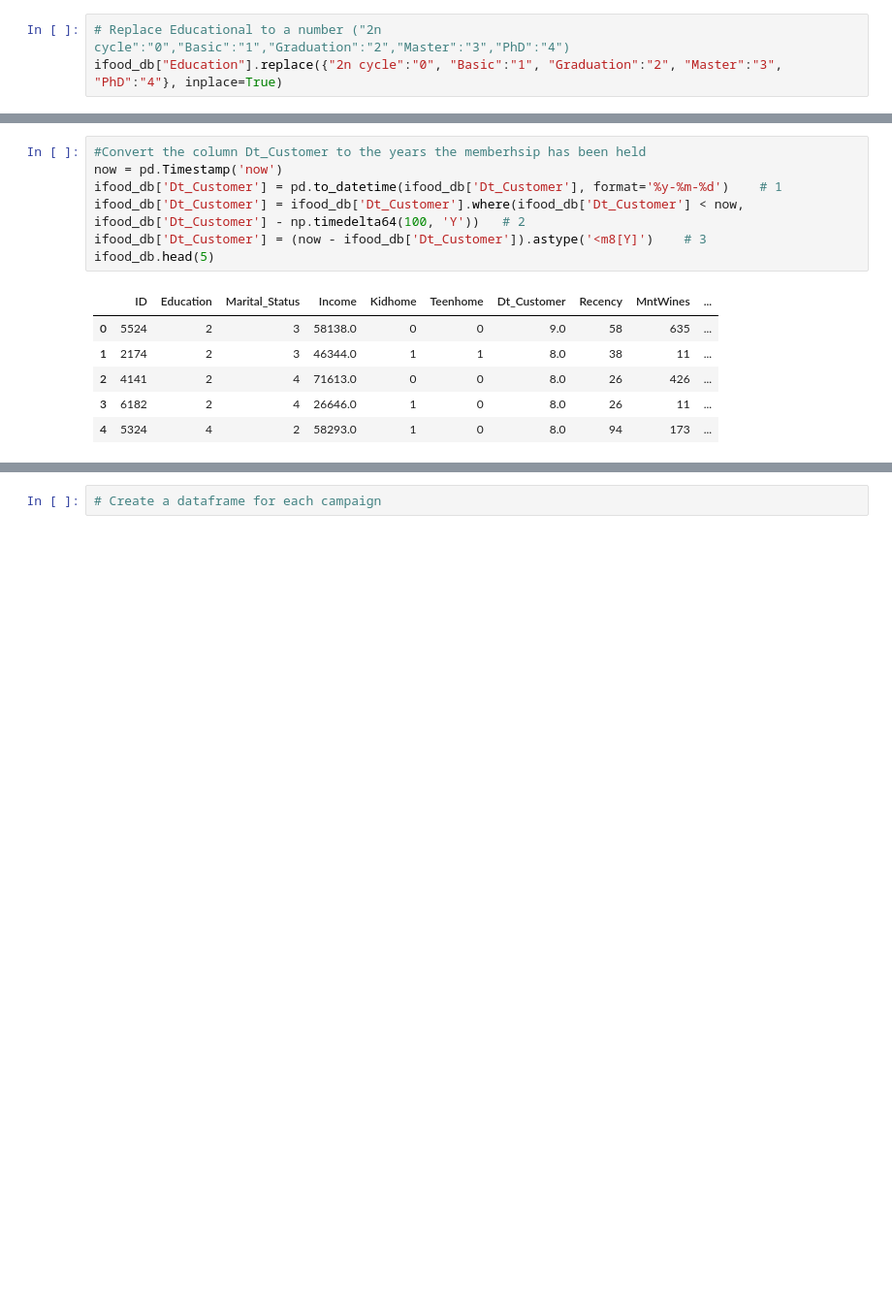
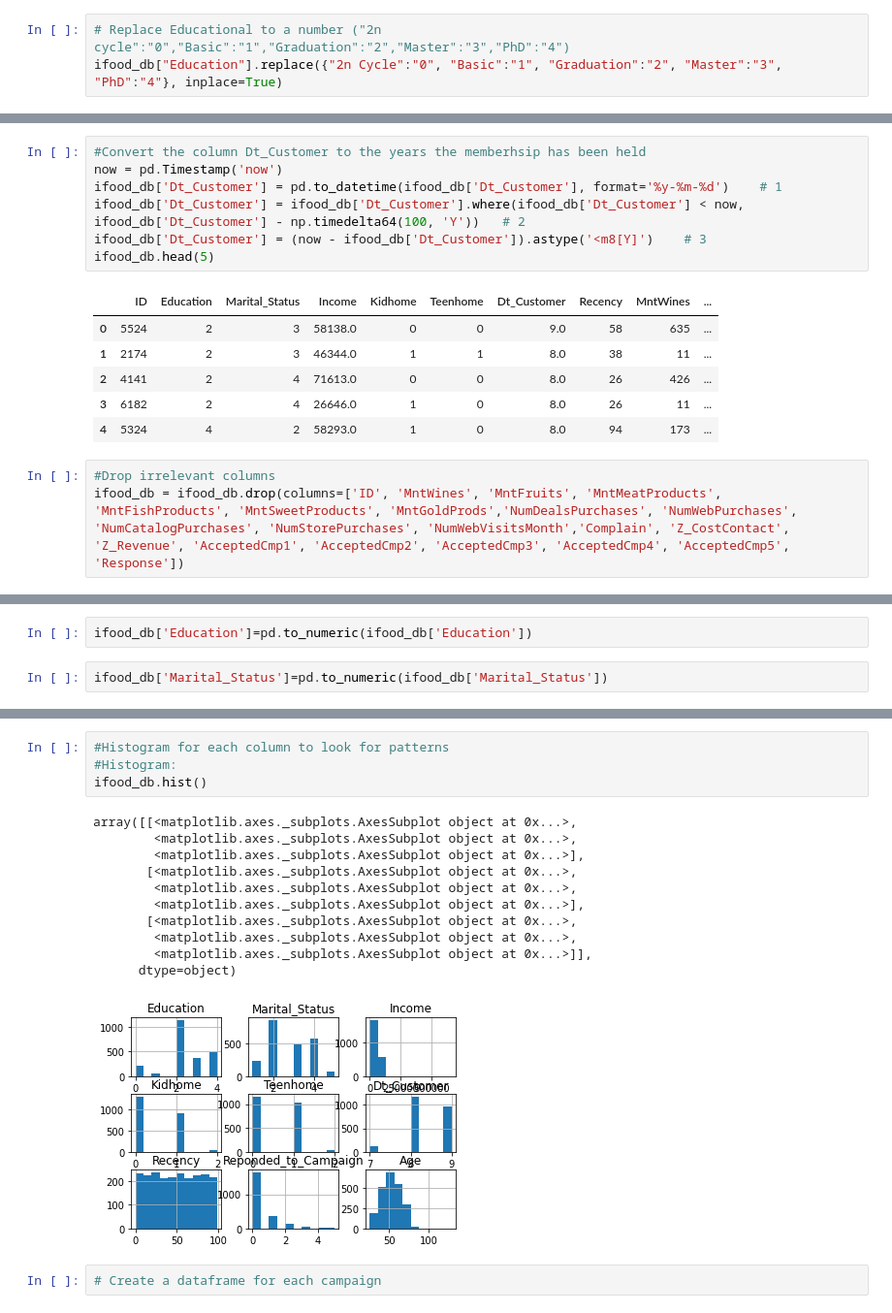
Before and after one commit to SauKno/Final_Project_Sales_Projection, a Jupyter notebook: Classification_Cmp_Cohort.ipynb, the cells around one changed output, grey strips where cells are left out. Shown: that part at 97% size. Drawn from its saved outputs; the diff is of its cells as text; blank space fills up the shorter version.

```diff
--- a/Classification_Cmp_Cohort.ipynb
+++ b/Classification_Cmp_Cohort.ipynb
@@ -104,4 +104,4 @@ np.unique(ifood_db['Education'], return_counts=True)
  array([ 203,   54, 1127,  370,  486]))
 # %%
 # Replace Educational to a number ("2n cycle":"0","Basic":"1","Graduation":"2","Master":"3","PhD":"4")
-ifood_db["Education"].replace({"2n cycle":"0", "Basic":"1", "Graduation":"2", "Master":"3", "PhD":"4"}, inplace=True)
+ifood_db["Education"].replace({"2n Cycle":"0", "Basic":"1", "Graduation":"2", "Master":"3", "PhD":"4"}, inplace=True)
@@ -130,3 +135,6 @@ ifood_db.head(5)
 | 2 | 4141 | 2 | 4 | 71613.0 | 0 | 0 | 8.0 | 26 | 426 | ... |
 | 3 | 6182 | 2 | 4 | 26646.0 | 1 | 0 | 8.0 | 26 | 11 | ... |
 | 4 | 5324 | 4 | 2 | 58293.0 | 1 | 0 | 8.0 | 94 | 173 | ... |
+# %%
+#Drop irrelevant columns
+ifood_db = ifood_db.drop(columns=['ID', 'MntWines', 'MntFruits', 'MntMeatProducts', 'MntFishProducts', 'MntSweetProducts', 'MntGoldProds','NumDealsPurchases', 'NumWebPurchases', 'NumCatalogPurchases', 'NumStorePurchases', 'NumWebVisitsMonth','Complain', 'Z_CostContact', 'Z_Revenue', 'AcceptedCmp1', 'AcceptedCmp2', 'AcceptedCmp3', 'AcceptedCmp4', 'AcceptedCmp5', 'Response'])
@@ -132,0 +179,4 @@ ifood_db.head(5)
+# %%
+ifood_db['Education']=pd.to_numeric(ifood_db['Education'])
+# %%
+ifood_db['Marital_Status']=pd.to_numeric(ifood_db['Marital_Status'])
@@ -133,3 +196,19 @@ ifood_db.head(5)
+# %%
+#Histogram for each column to look for patterns
+#Histogram:
+ifood_db.hist()
+# %% [output]
+array([[<matplotlib.axes._subplots.AxesSubplot object at 0x...>,
+        <matplotlib.axes._subplots.AxesSubplot object at 0x...>,
+        <matplotlib.axes._subplots.AxesSubplot object at 0x...>],
+       [<matplotlib.axes._subplots.AxesSubplot object at 0x...>,
+        <matplotlib.axes._subplots.AxesSubplot object at 0x...>,
+        <matplotlib.axes._subplots.AxesSubplot object at 0x...>],
+       [<matplotlib.axes._subplots.AxesSubplot object at 0x...>,
+        <matplotlib.axes._subplots.AxesSubplot object at 0x...>,
+        <matplotlib.axes._subplots.AxesSubplot object at 0x...>]],
+      dtype=object)
+[figure, added]
 # %%
 # Create a dataframe for each campaign
 # %%
```
Also changed, not shown: parts of 5 cells of this notebook.
